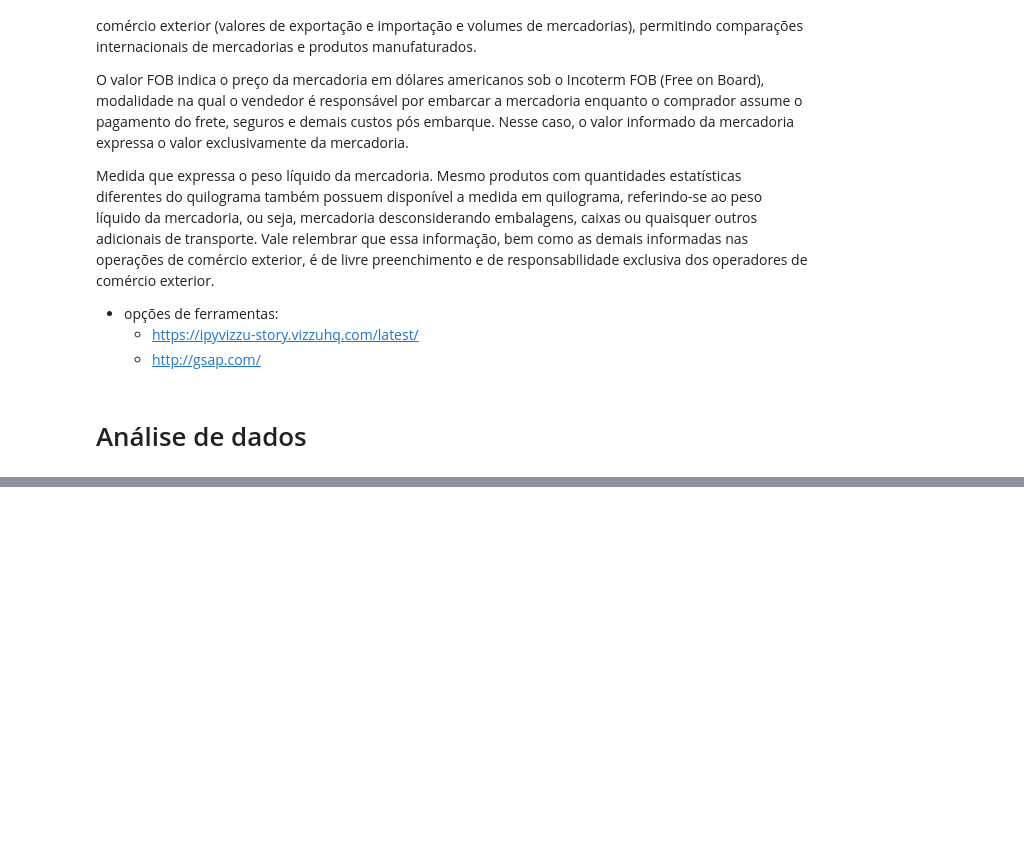
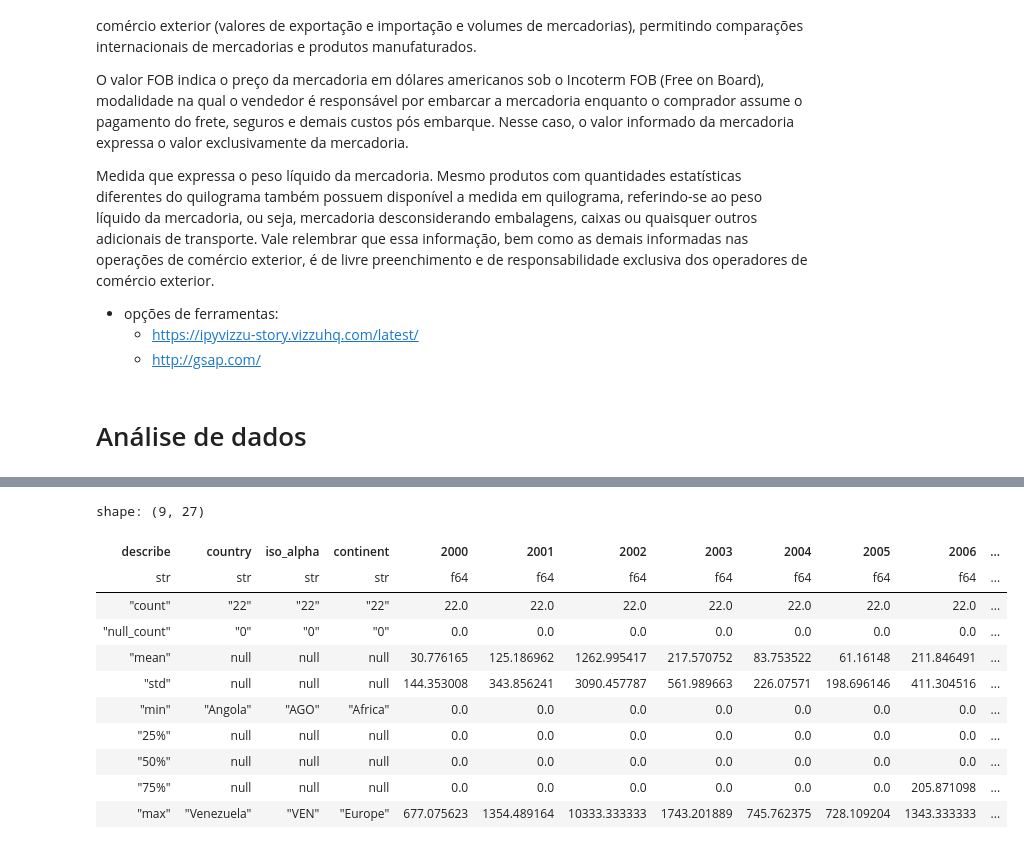
Before and after one commit to carlosvneves/fiap_techchallenge01, a Jupyter notebook: tech_challenge_fase01/wineData/src/wineDataAnalysis-polars.ipynb, the cells around one changed output, grey strips where cells are left out. Cells and saved outputs as stored; diff of their text form; code cells hidden in the pictures; blank space fills up the shorter version.

```diff
--- a/tech_challenge_fase01/wineData/src/wineDataAnalysis-polars.ipynb
+++ b/tech_challenge_fase01/wineData/src/wineDataAnalysis-polars.ipynb
@@ -115,0 +173,15 @@ shape: (5, 56)
+# %%
+exp_vinho_val_by_qty.describe()
+# %% [output]
+shape: (9, 27)
+| describe | country | iso_alpha | continent | 2000 | 2001 | 2002 | 2003 | 2004 | 2005 | 2006 | ... |
+| str | str | str | str | f64 | f64 | f64 | f64 | f64 | f64 | f64 | ... |
+| "count" | "22" | "22" | "22" | 22.0 | 22.0 | 22.0 | 22.0 | 22.0 | 22.0 | 22.0 | ... |
+| "null_count" | "0" | "0" | "0" | 0.0 | 0.0 | 0.0 | 0.0 | 0.0 | 0.0 | 0.0 | ... |
+| "mean" | null | null | null | 30.776165 | 125.186962 | 1262.995417 | 217.570752 | 83.753522 | 61.16148 | 211.846491 | ... |
+| "std" | null | null | null | 144.353008 | 343.856241 | 3090.457787 | 561.989663 | 226.07571 | 198.696146 | 411.304516 | ... |
+| "min" | "Angola" | "AGO" | "Africa" | 0.0 | 0.0 | 0.0 | 0.0 | 0.0 | 0.0 | 0.0 | ... |
+| "25%" | null | null | null | 0.0 | 0.0 | 0.0 | 0.0 | 0.0 | 0.0 | 0.0 | ... |
+| "50%" | null | null | null | 0.0 | 0.0 | 0.0 | 0.0 | 0.0 | 0.0 | 0.0 | ... |
+| "75%" | null | null | null | 0.0 | 0.0 | 0.0 | 0.0 | 0.0 | 0.0 | 205.871098 | ... |
+| "max" | "Venezuela" | "VEN" | "Europe" | 677.075623 | 1354.489164 | 10333.333333 | 1743.201889 | 745.762375 | 728.109204 | 1343.333333 | ... |
```
Also changed, not shown: parts of 10 cells of this notebook, 2 other files.
